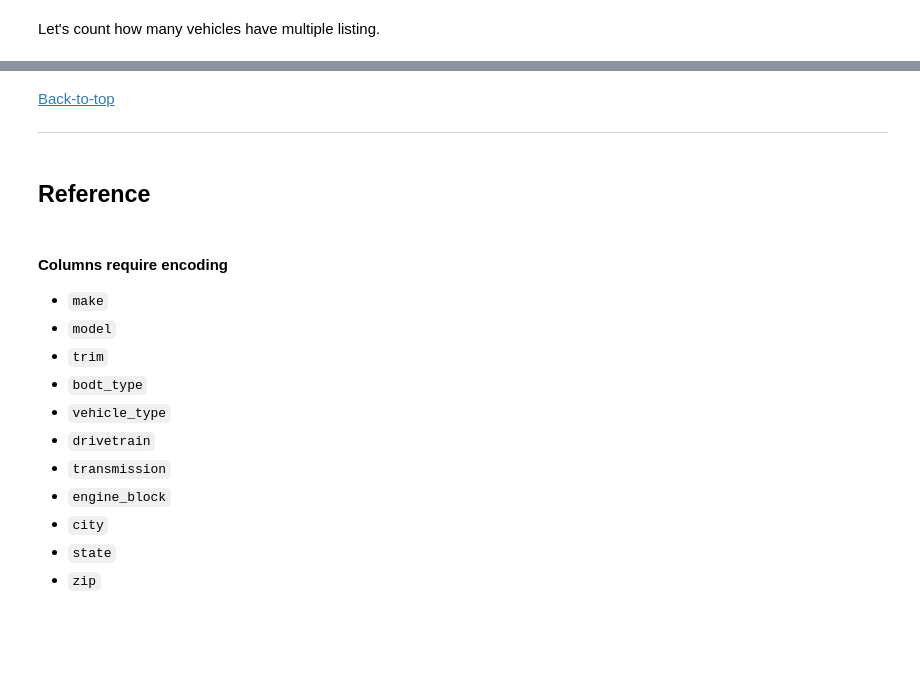
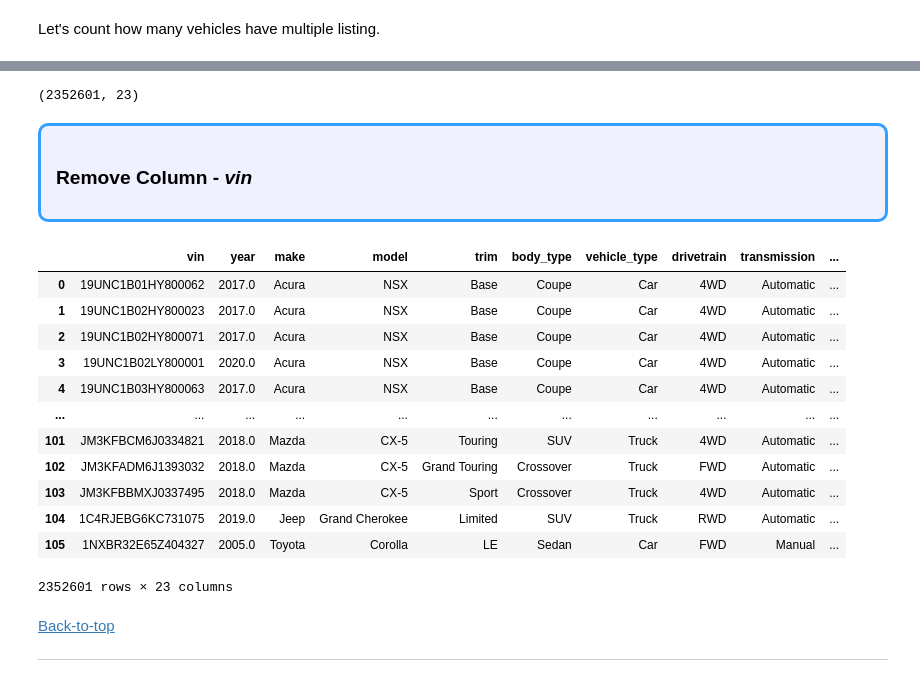
Before and after one commit to anthonynamnam/brainstation_capstone, a Jupyter notebook: Notebooks/feature-engineering.ipynb, the cells around one changed output, grey strips where cells are left out. Saved outputs shown, nothing was run; the diff lists cells and outputs as text; code cells hidden in the pictures; blank space fills up the shorter version.

```diff
--- a/Notebooks/feature-engineering.ipynb
+++ b/Notebooks/feature-engineering.ipynb
@@ -653,0 +853,10 @@ Available Feature Selection Method:
+# %%
+# %%timeit -n 1 -r 1
+l_df = []
+for f in l:
+    # First, we read the cleaned dataset
+    temp_df = pd.read_parquet(path = f"data/subprocess/{f}",
+                              columns = VEHICLE_HISTORY_COL_DTYPE)
+    l_df.append(temp_df)
+
+transformed_df = pd.concat(l_df)
@@ -653,0 +884,6 @@ Available Feature Selection Method:
+# %%
+# Retrieve vin data with single listing
+single_listing_df = df[~df["vin"].isin(vin_count.index)]
+
+# Remove city and state
+single_listing_df.drop(columns=["city","state"],inplace = True)
@@ -653,0 +912,2 @@ Available Feature Selection Method:
+# %%
+joined_df = pd.concat([single_listing_df,transformed_df])
@@ -654,19 +924,33 @@ Available Feature Selection Method:
+# %%
+# Sanity Check
+joined_df.shape
+# %% [output]
+(2352601, 23)
+# %% [markdown]
+<div style="border-radius:10px; border:#33a0ff solid; padding: 15px; background-color: #f0f1ff; font-size:100%; text-align:left">
+<a class="anchor" id="3-drop-vin">
+    <h3> Remove Column - <b><i>vin</i></b> </h3>
+</a>
+</div>
+# %%
+joined_df.drop(columns=["vin"],inplace = True)
+# %%
+joined_df
+# %% [output]
+|  | vin | year | make | model | trim | body_type | vehicle_type | drivetrain | transmission | ... |
+| 0 | 19UNC1B01HY800062 | 2017.0 | Acura | NSX | Base | Coupe | Car | 4WD | Automatic | ... |
+| 1 | 19UNC1B02HY800023 | 2017.0 | Acura | NSX | Base | Coupe | Car | 4WD | Automatic | ... |
+| 2 | 19UNC1B02HY800071 | 2017.0 | Acura | NSX | Base | Coupe | Car | 4WD | Automatic | ... |
+| 3 | 19UNC1B02LY800001 | 2020.0 | Acura | NSX | Base | Coupe | Car | 4WD | Automatic | ... |
+| 4 | 19UNC1B03HY800063 | 2017.0 | Acura | NSX | Base | Coupe | Car | 4WD | Automatic | ... |
+| ... | ... | ... | ... | ... | ... | ... | ... | ... | ... | ... |
+| 101 | JM3KFBCM6J0334821 | 2018.0 | Mazda | CX-5 | Touring | SUV | Truck | 4WD | Automatic | ... |
+| 102 | JM3KFADM6J1393032 | 2018.0 | Mazda | CX-5 | Grand Touring | Crossover | Truck | FWD | Automatic | ... |
+| 103 | JM3KFBBMXJ0337495 | 2018.0 | Mazda | CX-5 | Sport | Crossover | Truck | 4WD | Automatic | ... |
+| 104 | 1C4RJEBG6KC731075 | 2019.0 | Jeep | Grand Cherokee | Limited | SUV | Truck | RWD | Automatic | ... |
+| 105 | 1NXBR32E65Z404327 | 2005.0 | Toyota | Corolla | LE | Sedan | Car | FWD | Manual | ... |
+2352601 rows × 23 columns
 # %% [markdown]
 [Back-to-top](#3-toc)
 
 ---
-# %% [markdown]
-## Reference
-# %% [markdown]
-#### Columns require encoding
-- `make`
-- `model`
-- `trim`
-- `bodt_type`
-- `vehicle_type`
-- `drivetrain`
-- `transmission`
-- `engine_block`
-- `city`
-- `state`
-- `zip`
```
Also changed, not shown: parts of 183 cells of this notebook, 2 other files.
